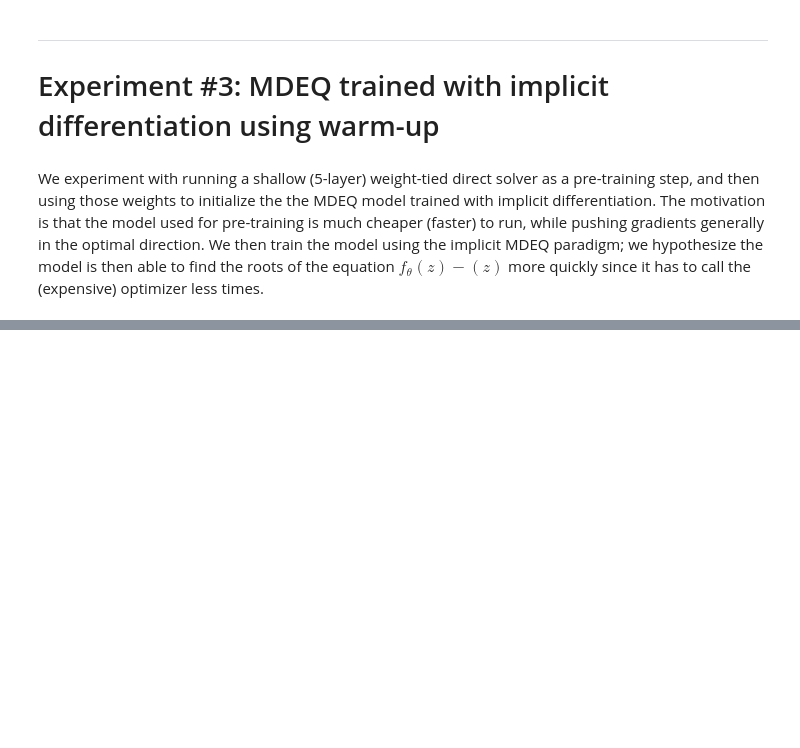
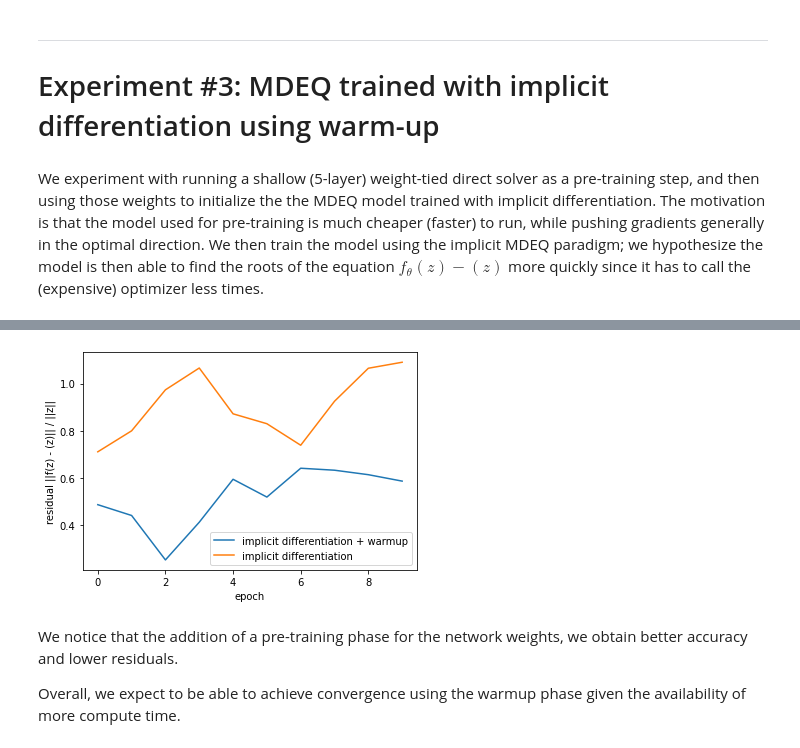
Before and after one commit to adamoyoung/deq-colab, a Jupyter notebook: mdeq-colab.ipynb, the cells around one changed output, grey strips where cells are left out. Drawn from its saved outputs; the diff is of its cells as text; code cells hidden in the pictures; blank space fills up the shorter version.

```diff
--- a/mdeq-colab.ipynb
+++ b/mdeq-colab.ipynb
@@ -1312,0 +1382,23 @@ warmup_results = train(mode="warmup", solver='broyden')
+# %%
+#@title Validation Residual curves of MDEQ models trained using implicit differentiation, with and without warm-up
+# importing package
+
+# create data
+val_loss_warmup = warmup_results['val_res_vals'][3:]
+val_loss_broyden = broyden_results['val_res_vals']
+epochs = np.arange(len(val_loss_broyden))
+
+# plot lines
+plt.plot(epochs, val_loss_warmup, label = "implicit differentiation + warmup")
+plt.plot(epochs, val_loss_broyden, label = "implicit differentiation")
+plt.xlabel("epoch")
+plt.ylabel("residual ||f(z) - (z)|| / ||z||")
+# plt.title("Residuals of MDEQ models trained using implicit differentiation, with and without warm-up")
+plt.legend()
+plt.show()
+# %% [output]
+[figure, added]
+# %% [markdown]
+We notice that the addition of a pre-training phase for the network weights, we obtain better accuracy and lower residuals.
+
+Overall, we expect to be able to achieve convergence using the warmup phase given the availability of more compute time.
```
Also changed, not shown: parts of 5 cells of this notebook.
